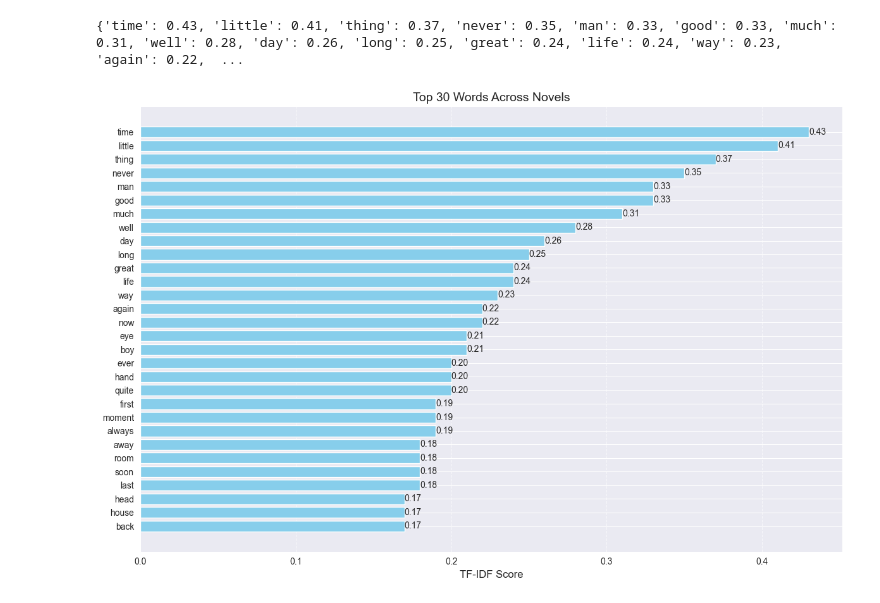
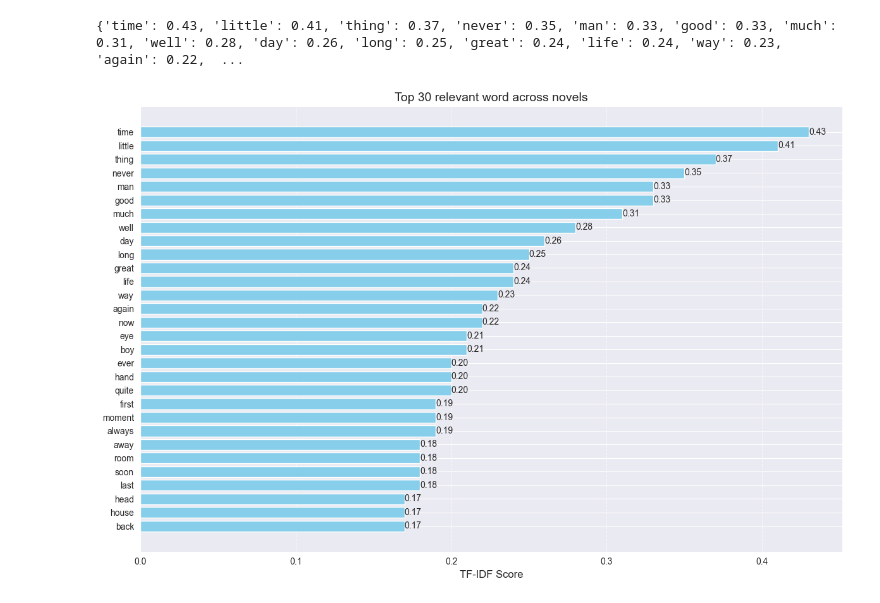
Before and after one commit to BenjaSar/novelBot, a Jupyter notebook: EDA.ipynb, the cells around one changed output. Saved outputs shown, nothing was run; the diff lists cells and outputs as text; code cells hidden in the pictures.

Commit message:
refactor(EDA): improve plots and code readability

```diff
--- a/EDA.ipynb
+++ b/EDA.ipynb
@@ -317,7 +317,7 @@ for name_corpus, details in initial_clean.items():
     text_preprocessed = process_text(text, min_tokens=2)
     text_normalized = normalize_tokens(text_preprocessed)
     text_processed = list(itertools.chain.from_iterable(text_normalized))
-    word_not_count = ['alice', 'tom', 'elizabeth', 'dorian', 'darcy', 'bennet', 'jane', 'henry', 'harry', 'joe', 'collins']
+    word_not_count = ['alice', 'tom', 'elizabeth', 'dorian', 'darcy', 'bennet', 'jane', 'henry', 'harry', 'joe', 'collins', 'lidya', 'catherine']
     filtered_words = [word for word in text_processed if word.lower() not in word_not_count]
     word_frequency = Counter(filtered_words)
     corpus_tokenized[name_corpus] = {
@@ -467,10 +467,11 @@ filename =  "corpus_list_token.json"
 for name, properties in corpus_tokenized.items():
     corpus_token = [properties['sentences']]
     book_name = properties['book_name']
+    author = properties['author']
     corpus_metadata_token = {
         "book_name": book_name,
         "author": author,
-        "sentences_tokens": corpus
+        "senteces": corpus_token
     }
     corpus_record_token.append(corpus_metadata_token)
     corpus_list_token.append(corpus_token)
@@ -481,5 +482,5 @@ for name, properties in corpus_tokenized.items():
     with open(corpus_path_token, 'w', encoding='utf-8') as f:
         json.dump(corpus_record_token, f, ensure_ascii=False, indent=2)
     score_token = find_shared_tfidf_words(corpus_list_token, top_n=100)
-    most_common_token = clean_tfidf_result(score_token)
+    most_top_token = clean_tfidf_result(score_token)
 # %%
@@ -489,33 +490,33 @@ print(most_common_token)
 # %%
 import matplotlib.pyplot as plt
 
 # Sort tokens by score (descending) and keep top 30
-top_tokens = sorted(most_common_token.items(), key=lambda item: item[1], reverse=True)[:30]
+top_tokens = sorted(most_top_token.items(), key=lambda item: item[1], reverse=True)[:30]
 
 # Split into separate lists for plotting
-words, scores = zip(*top_tokens)  # zip(*) is cleaner than list comprehensions
+words, scores = zip(*top_tokens)
 
 # Plot horizontal bar chart
 plt.figure(figsize=(12, 8))
 bars = plt.barh(words, scores, color='skyblue')
 
 # Label axes and title
 plt.xlabel("TF-IDF Score", fontsize=12)
-plt.title("Top 30 Words Across Novels", fontsize=14)
+plt.title("Top 30 relevant word across novels", fontsize=14)
 
 # Add grid lines for readability
 plt.grid(axis='x', linestyle='--', alpha=0.7)
 
 # Annotate bars with scores
 for bar, score in zip(bars, scores):
     plt.text(score, bar.get_y() + bar.get_height()/2,
              f'{score:.2f}',
              va='center', ha='left', fontsize=10)
 
 # Highest score at the top
 plt.gca().invert_yaxis()
 
 plt.tight_layout()
 plt.show()
 # %% [output]
-[figure, old version]
+[figure, new version]
```
Also changed, not shown: parts of 1 cell of this notebook, 1 other file.
